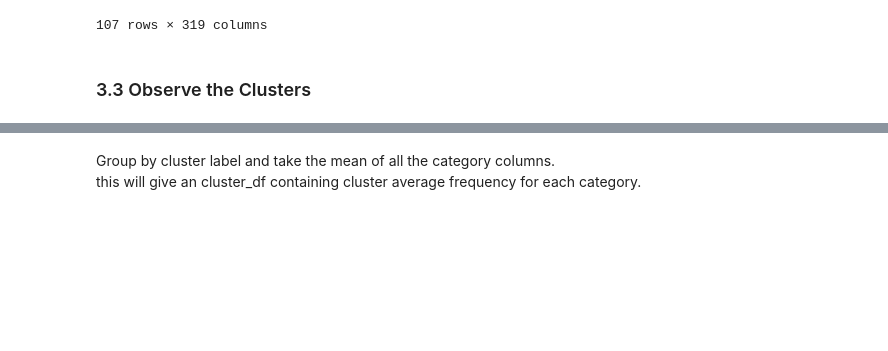
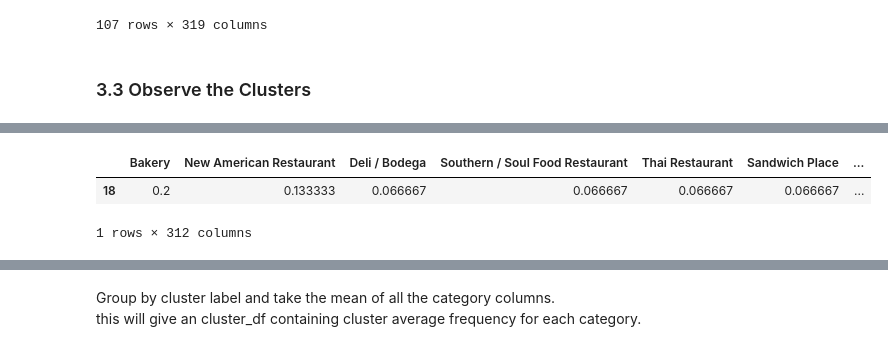
Before and after one commit to mphill82/Coursera_Capstone, a Jupyter notebook: Retail_Inference_notebook.ipynb, the cells around one changed output, grey strips where cells are left out. Drawn from its saved outputs; the diff is of its cells as text; code cells hidden in the pictures; blank space fills up the shorter version.

```diff
--- a/Retail_Inference_notebook.ipynb
+++ b/Retail_Inference_notebook.ipynb
@@ -527,0 +541,6 @@ neigh_df
+# %%
+neigh_df.loc[neigh_df.Neighborhood=='Church Hill'].iloc[:,7:].T.sort_values(by=18,ascending=False).T
+# %% [output]
+|  | Bakery | New American Restaurant | Deli / Bodega | Southern / Soul Food Restaurant | Thai Restaurant | Sandwich Place | ... |
+| 18 | 0.2 | 0.133333 | 0.066667 | 0.066667 | 0.066667 | 0.066667 | ... |
+1 rows × 312 columns
```
Also changed, not shown: parts of 8 cells of this notebook.
